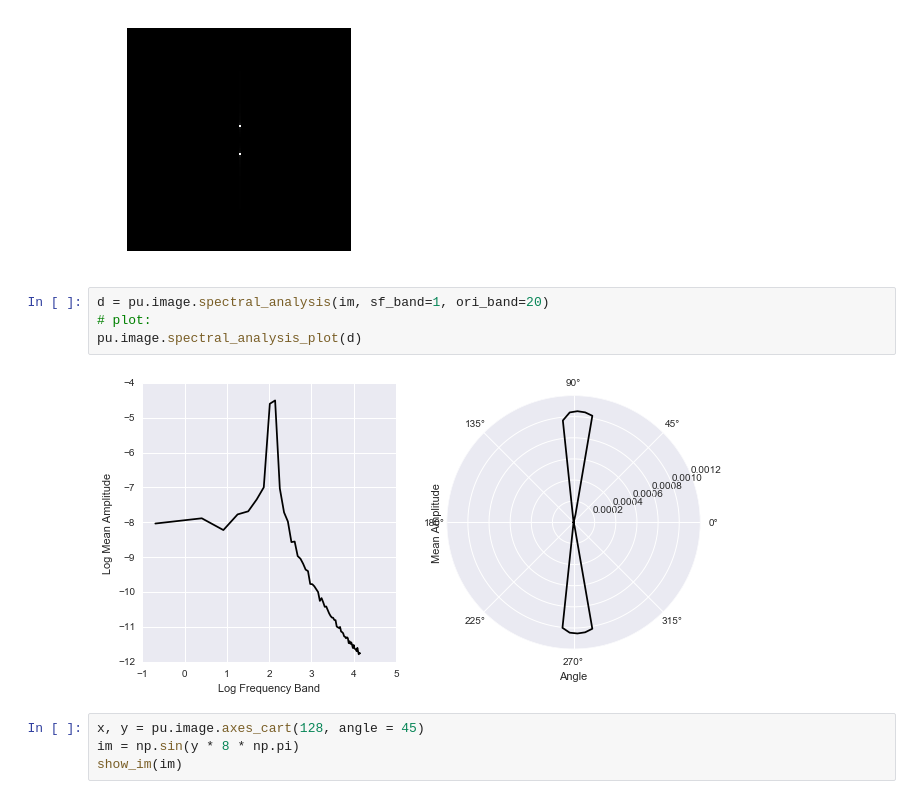
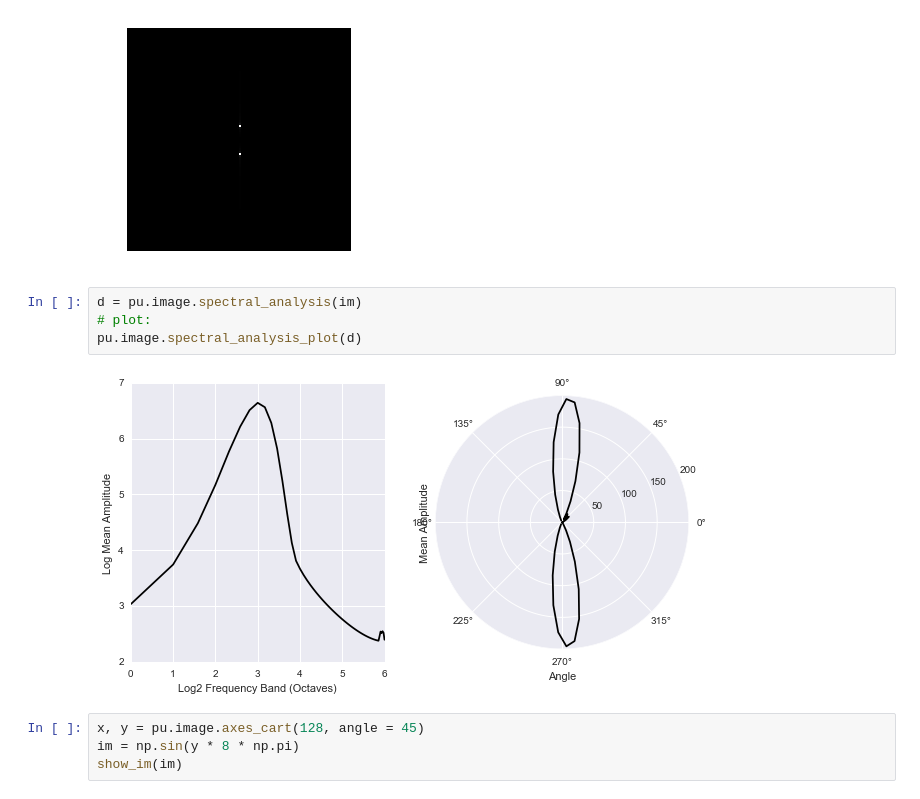
Before and after one commit to tomwallis/PsyUtils, a Jupyter notebook: spectral_analysis_demo.ipynb, the cells around one changed output. Cells and saved outputs as stored; diff of their text form.

```diff
--- a/spectral_analysis_demo.ipynb
+++ b/spectral_analysis_demo.ipynb
@@ -110,11 +110,11 @@ the SD of the image is 90.143
 the rms contrast (SD / mean) is 59.091
 [figure]
 # %%
-d = pu.image.spectral_analysis(im, sf_band=1, ori_band=20)
+d = pu.image.spectral_analysis(im)
 # plot:
 pu.image.spectral_analysis_plot(d)
 # %% [output]
-[figure, old version]
+[figure, new version]
 # %%
 x, y = pu.image.axes_cart(128, angle = 45)
 im = np.sin(y * 8 * np.pi)
```
Also changed, not shown: parts of 45 cells of this notebook, 7 other files.
